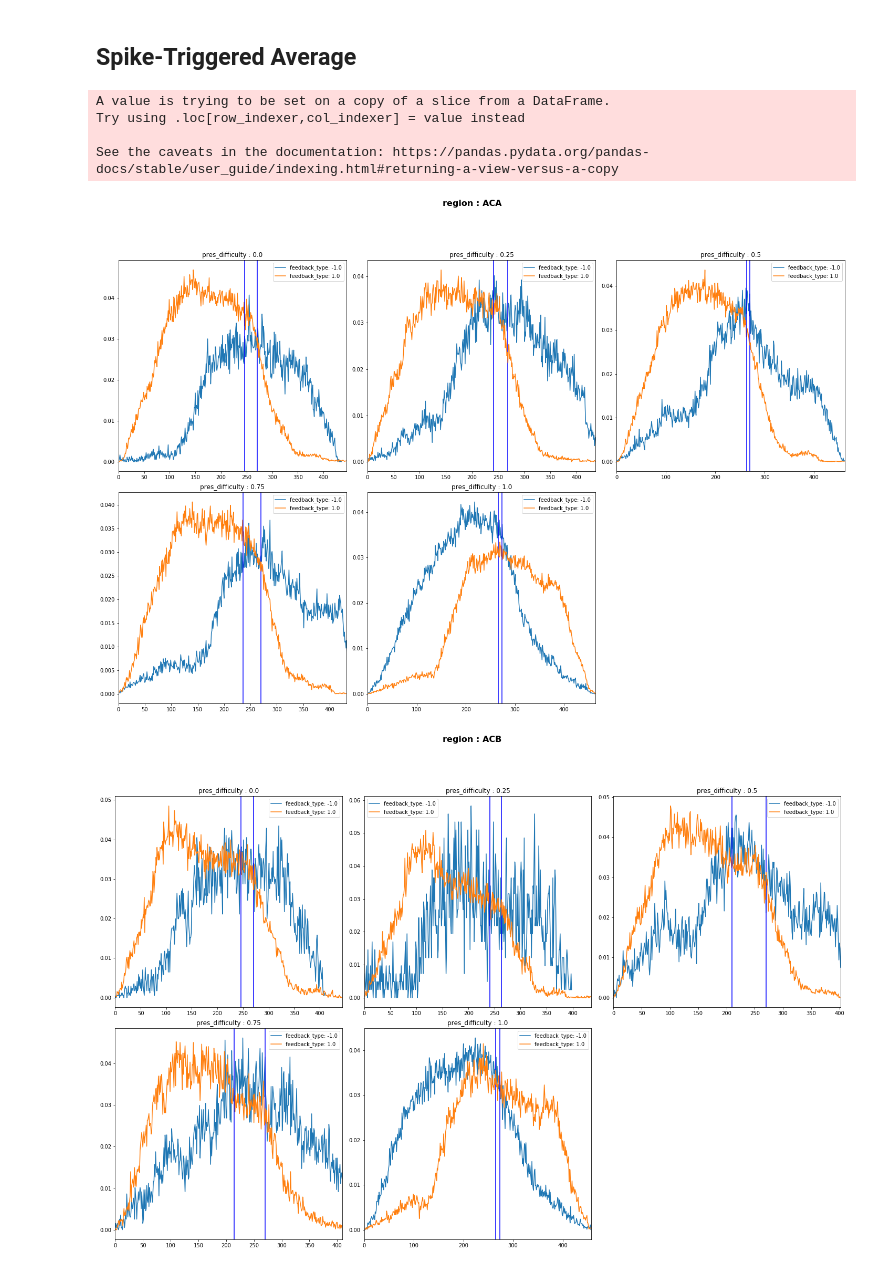
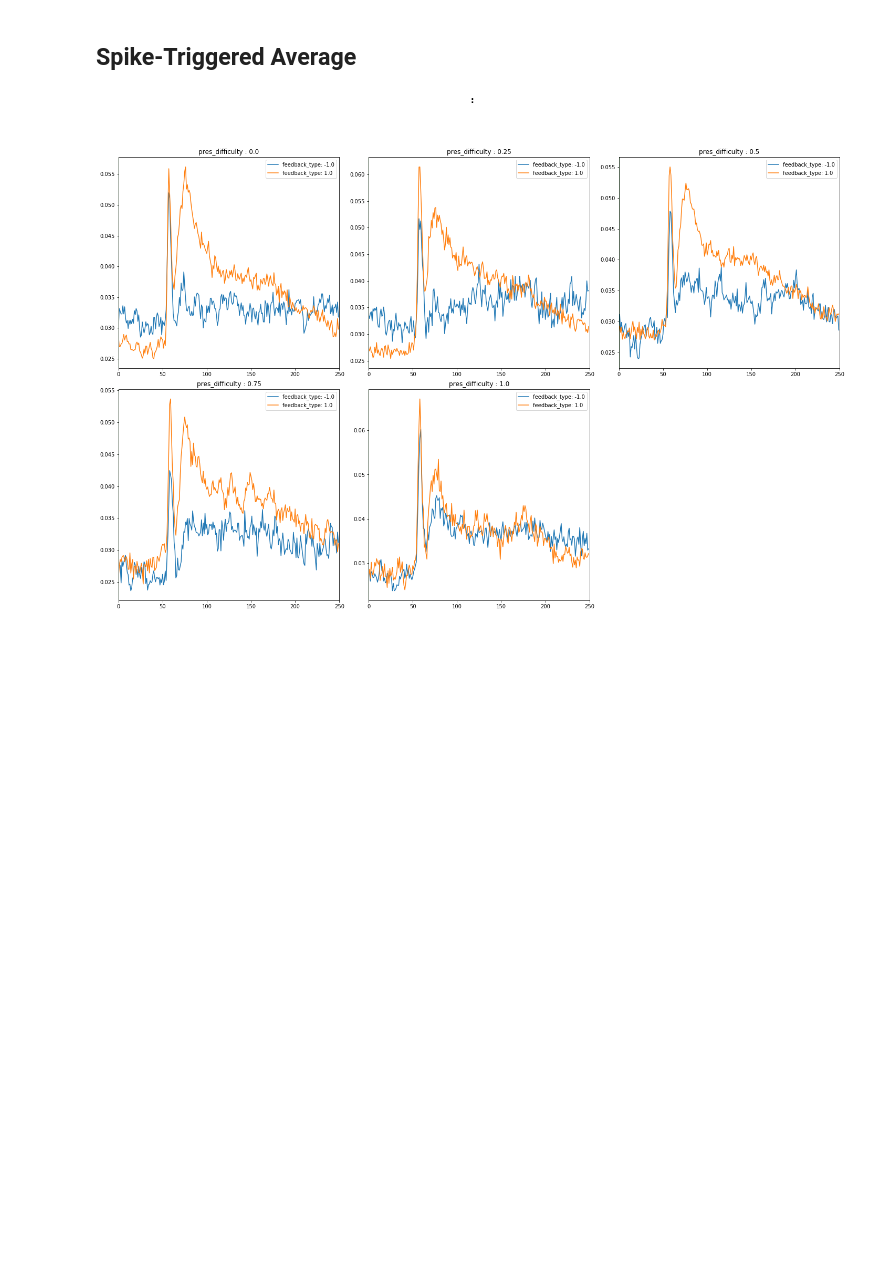
Before and after one commit to jordanlei/neuromatch-project, a Jupyter notebook: garrett_spikes.ipynb, the cells around one changed output. Saved outputs shown, nothing was run; the diff lists cells and outputs as text; code cells hidden in the pictures; blank space fills up the shorter version.

Commit message:
Allowed for no centering

```diff
--- a/garrett_spikes.ipynb
+++ b/garrett_spikes.ipynb
@@ -105,8 +108,11 @@ def centered_plots(df,plot:str='sta',center:str = '',by:str = '',fig:str = '', s
 
     sub_dims = np.ceil(np.sqrt(len(sub_list)))
 
-    # Calculate bin of the center
-    df['center'] = np.floor(df[center]*1000/10)
+    if center is not '':
+        # Calculate bin of the center
+        df['center'] = np.floor(df[center]*1000/10)
+    else:
+        df['center'] = 0
     for fig_i,fig_val in enumerate(fig_list):
         plt.figure(fig_i,figsize=(20, 20))
         if fig_val is not '':
@@ -142,6 +148,7 @@ def centered_plots(df,plot:str='sta',center:str = '',by:str = '',fig:str = '', s
                     plt.plot(np.mean(centered_array,axis=0),label = "%s: %s"%(by, by_val))
                     plt.axvline(x=max_val,color=color)
                     plt.xlim([0,centered_array.shape[1]])
+#                     plt.xlim([max_center_val-50,max_center_val+50])
                     plt.legend()
                 else:
                     print('Plot type not supported. Use "histogram" or "sta"')
@@ -172,18 +179,14 @@ centered_plots(df,plot=plot,center=spike_center,fig=figures,sub=subplots,filter_
 # %% [markdown]
 ## Spike-Triggered Average
 # %%
-f = {"region": ["ACA","ACB"]}
+f = {"area": ["vis_ctx"],"go_trial":True}
+# f = {"region": ["ACA","ACB"]}
 plot = 'sta'
-spike_center = 'feedback_time'
+spike_center = ''
 subplots= 'pres_difficulty'
 by = 'feedback_type'
-figures = 'region'
+figures = ''
 
 centered_plots(df,plot='sta',center=spike_center,by=by,fig=figures,sub=subplots,filter_=f)
 # %% [output]
-A value is trying to be set on a copy of a slice from a DataFrame.
-Try using .loc[row_indexer,col_indexer] = value instead
-
-See the caveats in the documentation: https://pandas.pydata.org/pandas-docs/stable/user_guide/indexing.html#returning-a-view-versus-a-copy
-[figure, old version]
+[figure, new version]
-[figure, removed]
```
Also changed, not shown: parts of 2 cells of this notebook.
